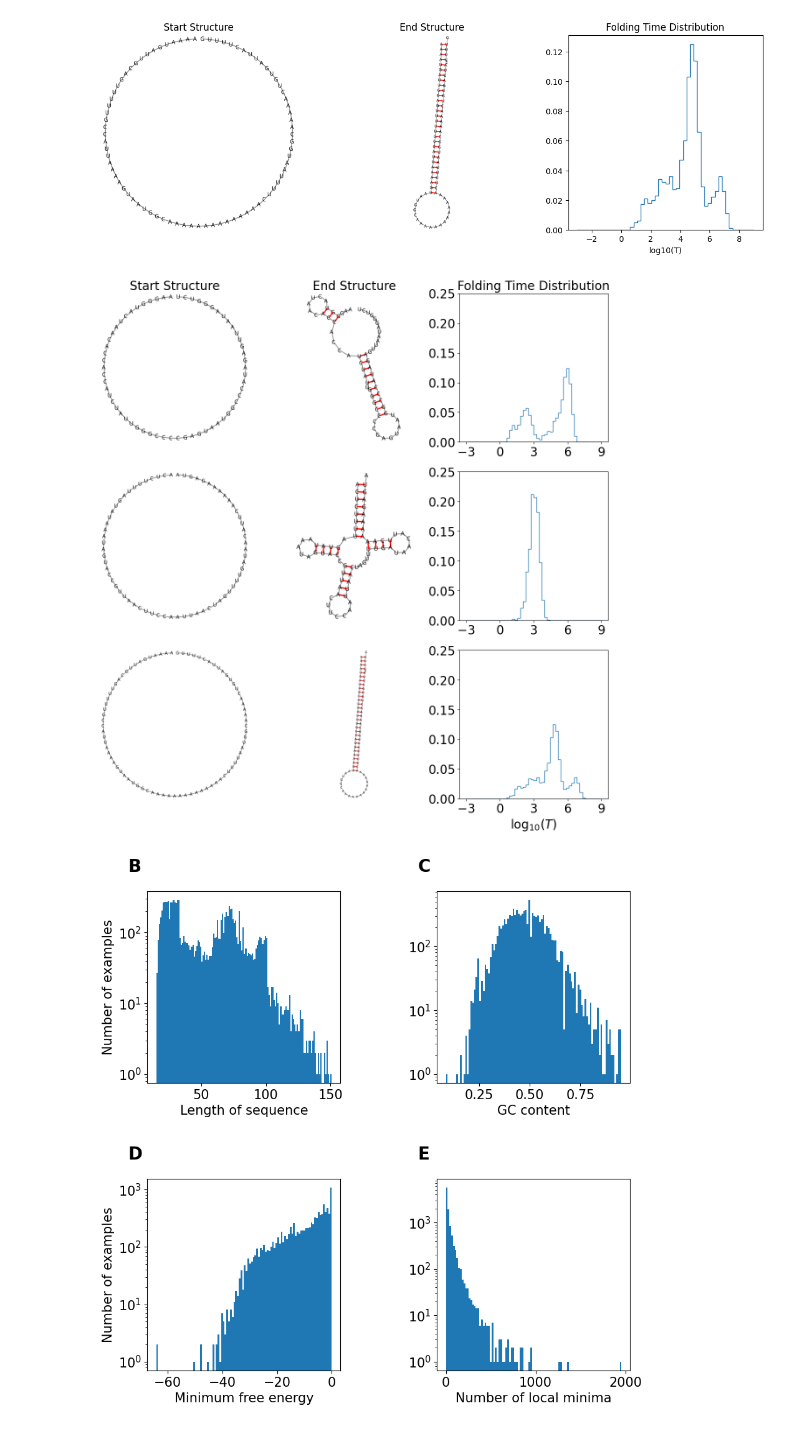
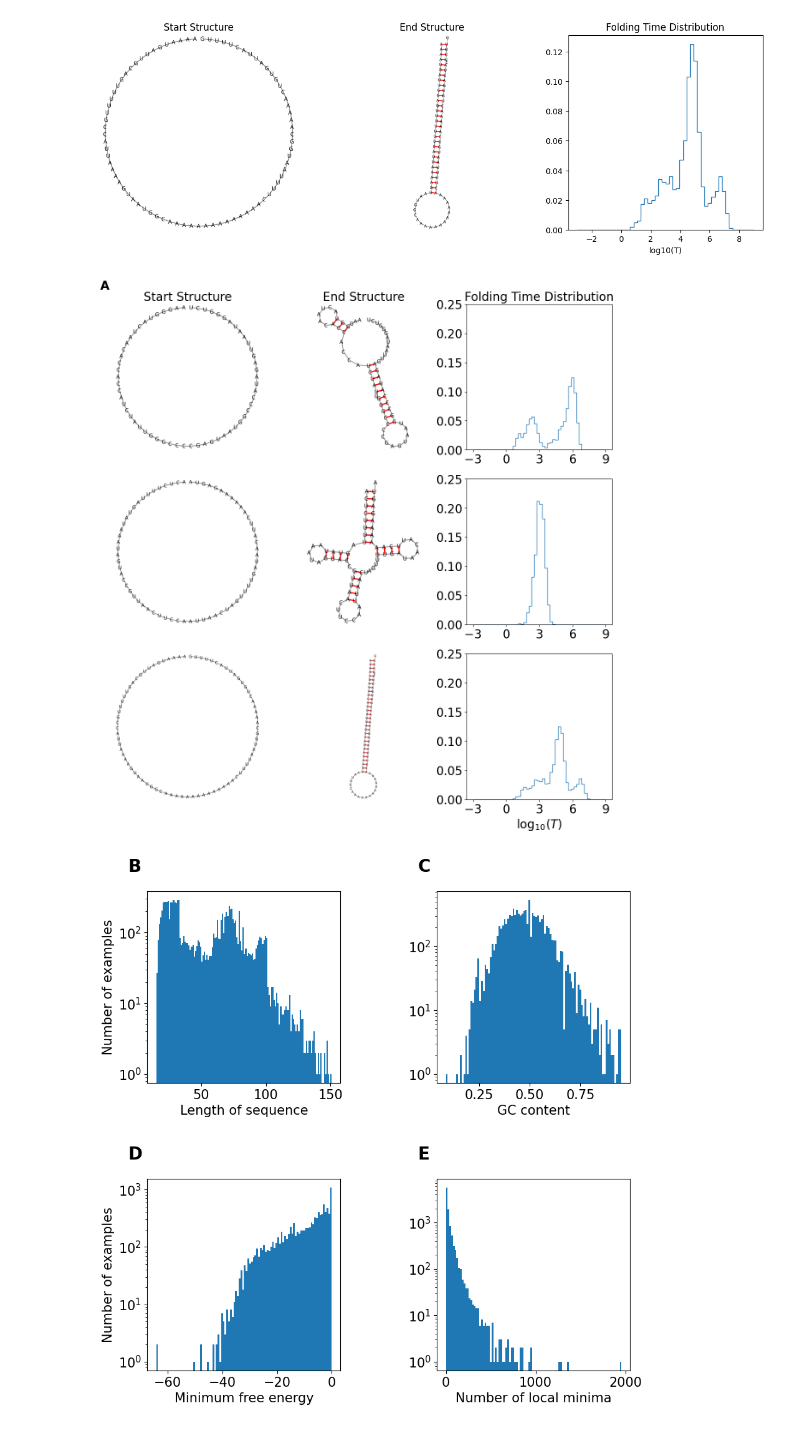
Before and after one commit to julius-2027/cs229_rna_folding, a Jupyter notebook: modular_setup_improved_optimized/dataset_figure.ipynb, the cells around one changed output. Drawn from its saved outputs; the diff is of its cells as text; code cells hidden in the pictures.

```diff
--- a/modular_setup_improved_optimized/dataset_figure.ipynb
+++ b/modular_setup_improved_optimized/dataset_figure.ipynb
@@ -509,35 +509,35 @@ for i in range(len(indices)):
     index = indices[i]
     seq = df.loc[index, 'sequence']
     struct = df.loc[index, 'mfe_structure']
 
     if i == 0:
         axs[i][0].set_title('Start Structure', size=20)
         axs[i][1].set_title('End Structure', size=20)
         axs[i][2].set_title('Folding Time Distribution', size=20)
 
     axs[i][0].set_axis_off()
     axs[i][0].imshow(plt.imread(str(index)+'_structure_unfolded.png'))
 
     axs[i][1].set_axis_off()
     axs[i][1].imshow(plt.imread(str(index)+'_structure.png'))
 
     axs[i][2].set_box_aspect(1.0)
     if i == len(indices)-1:
         axs[i][2].set_xlabel(r'$\text{log}_{10}(T)$', size=20)
     axs[i][2].set_xticks([-3,0,3,6,9])
     axs[i][2].set_ylim(0, 0.25)
     axs[i][2].tick_params(axis='x', labelsize=20)
     axs[i][2].tick_params(axis='y', labelsize=20)
     axs[i][2].stairs(df.loc[index,'dist'], np.load(BIN_EDGES_PATH)/np.log(10))
 
 
-axs[0][0].text(-0.1, 1.1, string.ascii_uppercase[0], transform=axs[i][j].transAxes,
+axs[0][0].text(-0.1, 1.1, string.ascii_uppercase[0], transform=axs[0][0].transAxes,
                size=20, weight='bold')
 
 plt.savefig('dataset_examples.png', bbox_inches='tight')
 plt.savefig('dataset_examples.pdf', bbox_inches='tight')
 # %% [output]
-[figure, old version]
+[figure, new version]
 # %%
 fig, axs = plt.subplots(2, 2, figsize=(10,10))
 plt.subplots_adjust(wspace=0.5, hspace=0.5)
```
Also changed, not shown: parts of 7 cells of this notebook, 14 other files.
